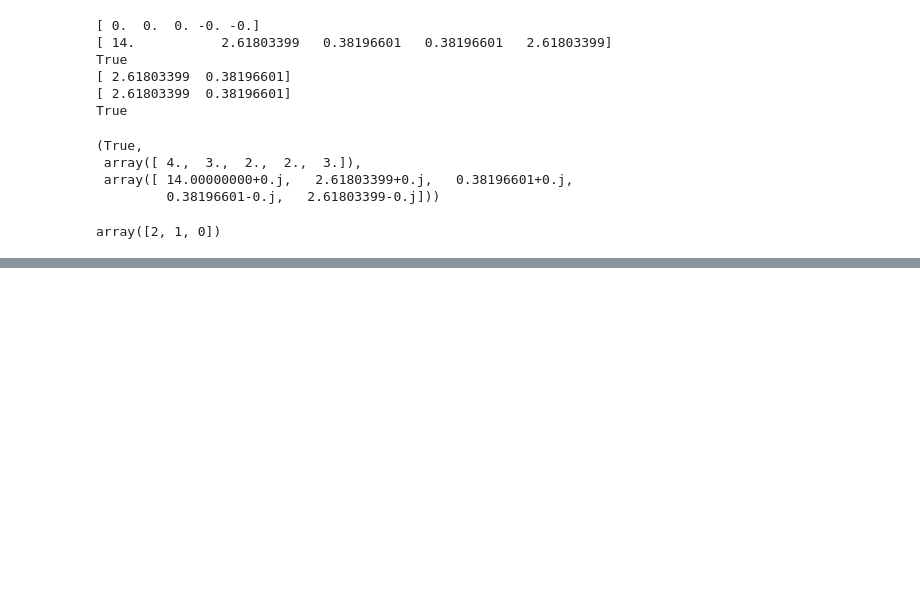
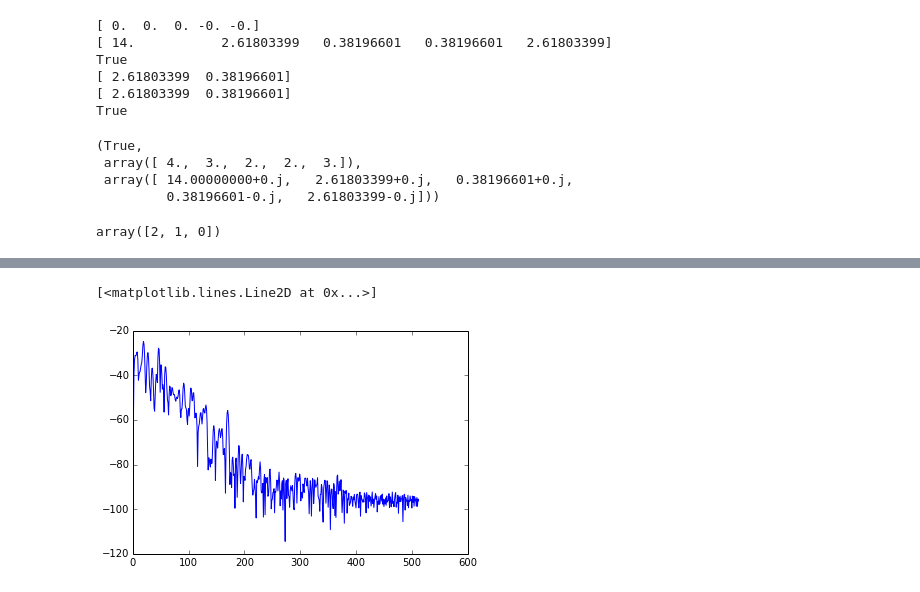
Before and after one commit to wcyuan/asp-class, a Jupyter notebook: notebook/asp-class.ipynb, the cells around one changed output, grey strips where cells are left out. Saved outputs shown, nothing was run; the diff lists cells and outputs as text; code cells hidden in the pictures; blank space fills up the shorter version.

```diff
--- a/notebook/asp-class.ipynb
+++ b/notebook/asp-class.ipynb
@@ -115,0 +147,5 @@ array([2, 1, 0])
+# %%
+plot(mX)
+# %% [output]
+[<matplotlib.lines.Line2D at 0x...>]
+[figure, added]
```
Also changed, not shown: parts of 10 cells of this notebook.
